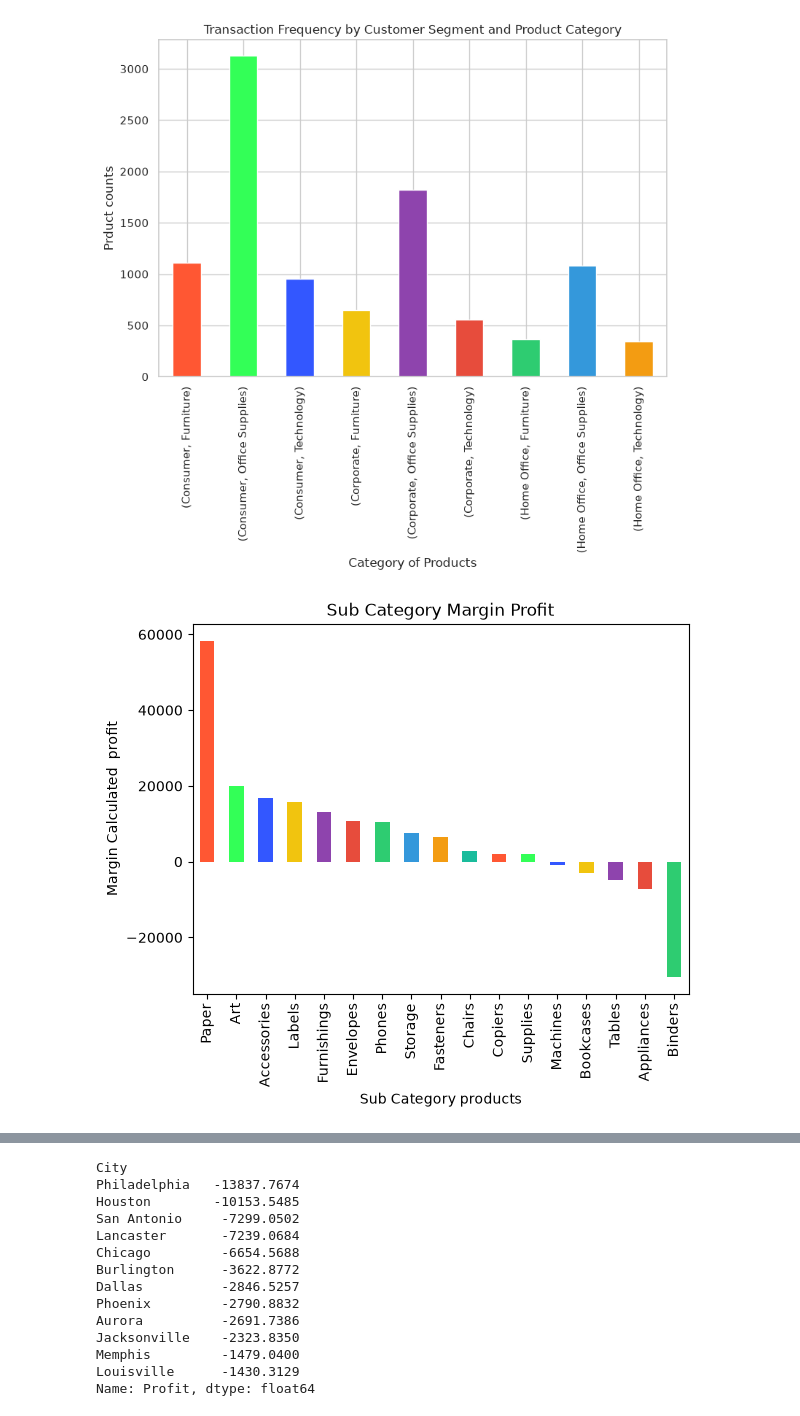
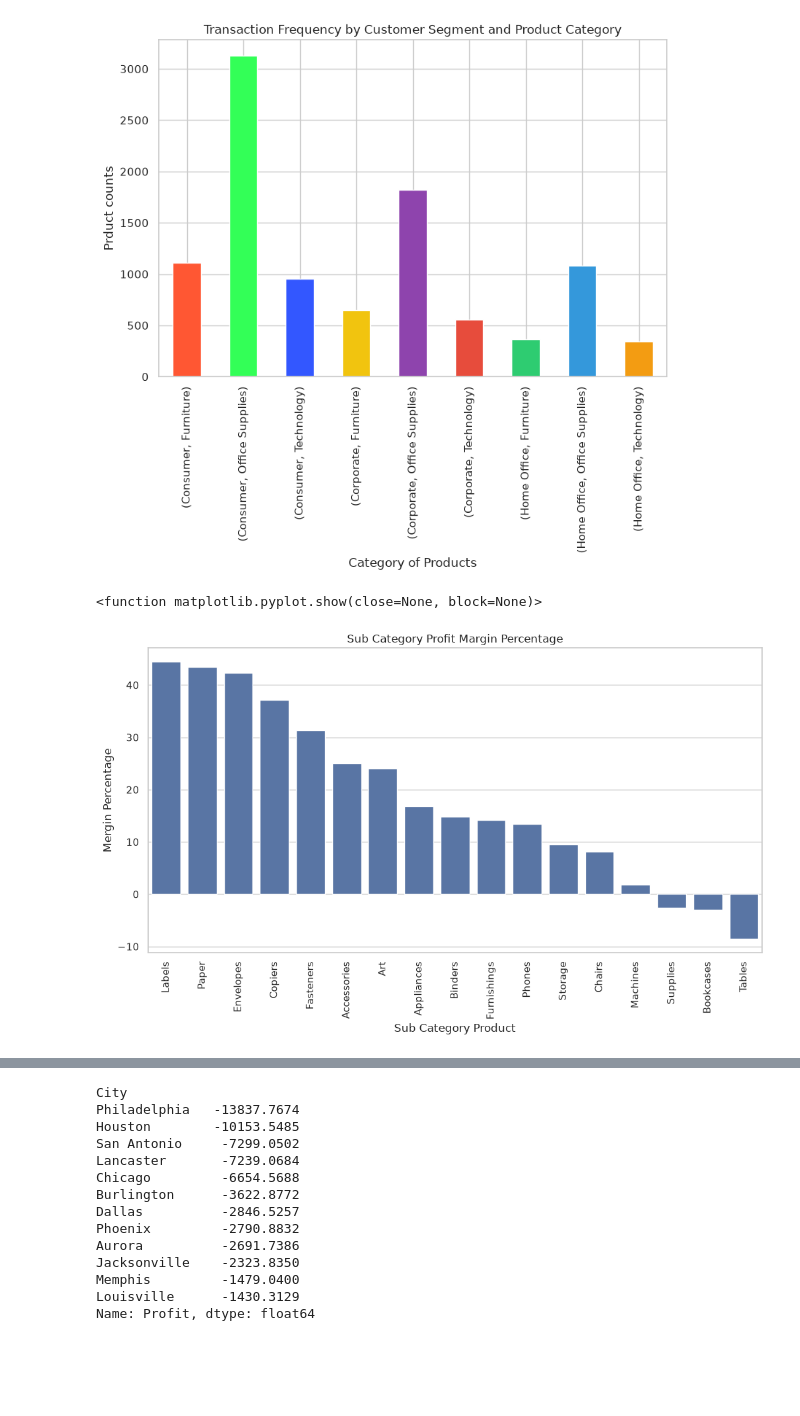
Before and after one commit to Fatima-Arain206/SOFTGROWTECH_INTERNSHIP_FINAL_PROJECT, a Jupyter notebook: Bussiness_DataAnalysisProject/Bussiness_Analysis.ipynb, the cells around one changed output, grey strips where cells are left out. Drawn from its saved outputs; the diff is of its cells as text; code cells hidden in the pictures; blank space fills up the shorter version.

Commit message:
Implement code changes to enhance functionality and improve performance

```diff
--- a/Bussiness_DataAnalysisProject/Bussiness_Analysis.ipynb
+++ b/Bussiness_DataAnalysisProject/Bussiness_Analysis.ipynb
@@ -635,14 +635,21 @@ plt.xlabel('Category of Products')
 plt.show()
 # %% [output]
 [figure]
+# %%
+sub_cat_df = df.groupby('Sub-Category')[['Sales','Profit']].sum().reset_index()
+
+sub_cat_df['Margin'] = (sub_cat_df['Profit'] / sub_cat_df['Sales'])*100
+sub_cat_df=sub_cat_df.sort_values(by='Margin',ascending=False)
 # %%
 # profit margin calculation
-df['Margin'] = (df['Profit']/df['Sales'])*100
+plt.figure(figsize=(12,6))
+
+sb.barplot(data = sub_cat_df,x='Sub-Category',y='Margin')
+plt.xticks(rotation=90)
+plt.title('Sub Category Profit Margin Percentage')
+plt.xlabel('Sub Category Product')
+plt.ylabel('Mergin Percentage')
+plt.show
+# %% [output]
+<function matplotlib.pyplot.show(close=None, block=None)>
+[figure, added]
-# %%
-df.groupby(['Sub-Category'])['Margin'].sum().sort_values(ascending=False).plot(kind='bar',color=colors)
-plt.title('Sub Category Margin Profit')
-plt.xlabel('Sub Category products')
-plt.ylabel('Margin Calculated  profit')
-plt.show()
-# %% [output]
-[figure, removed]
```
Also changed, not shown: parts of 8 cells of this notebook.
